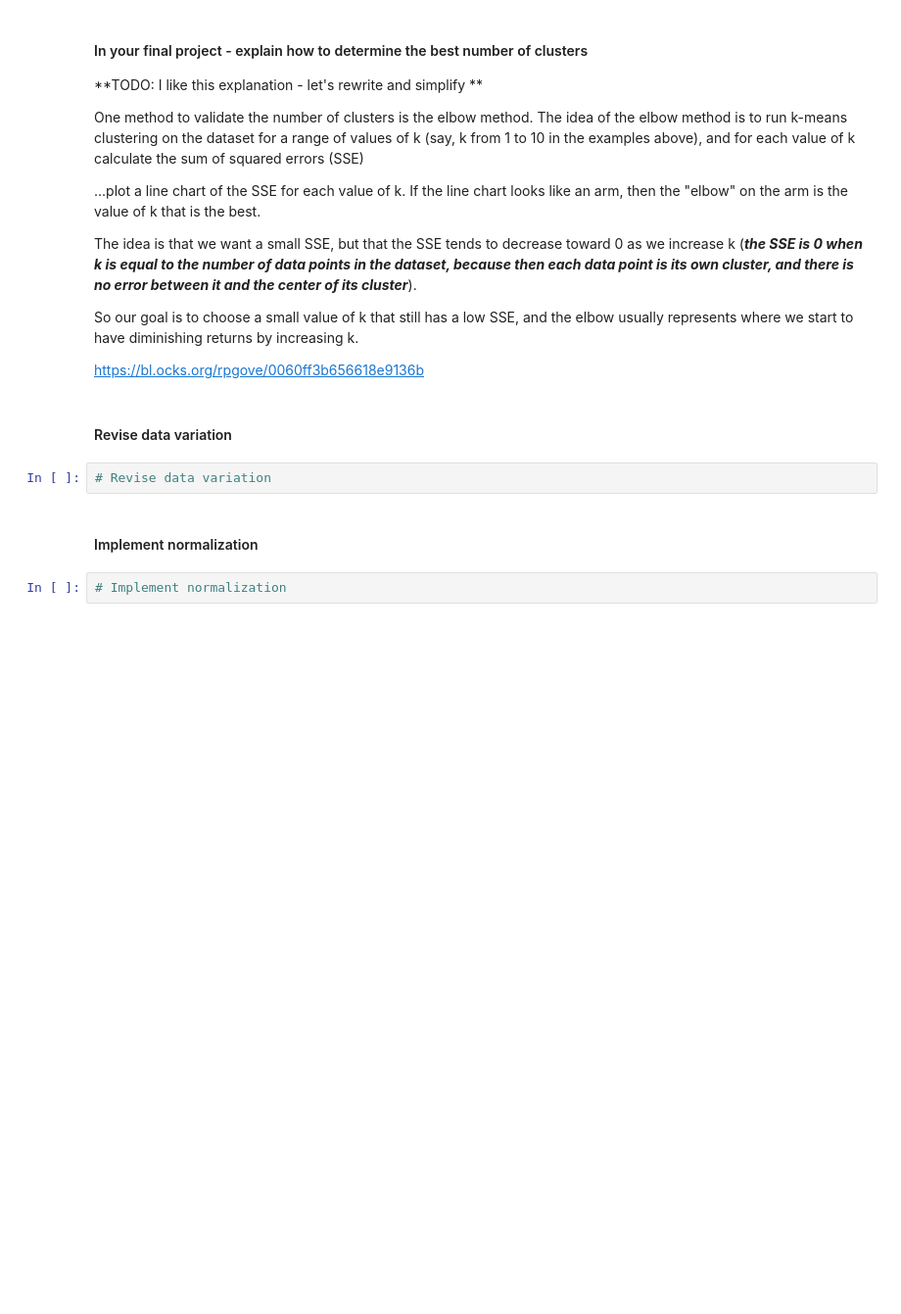
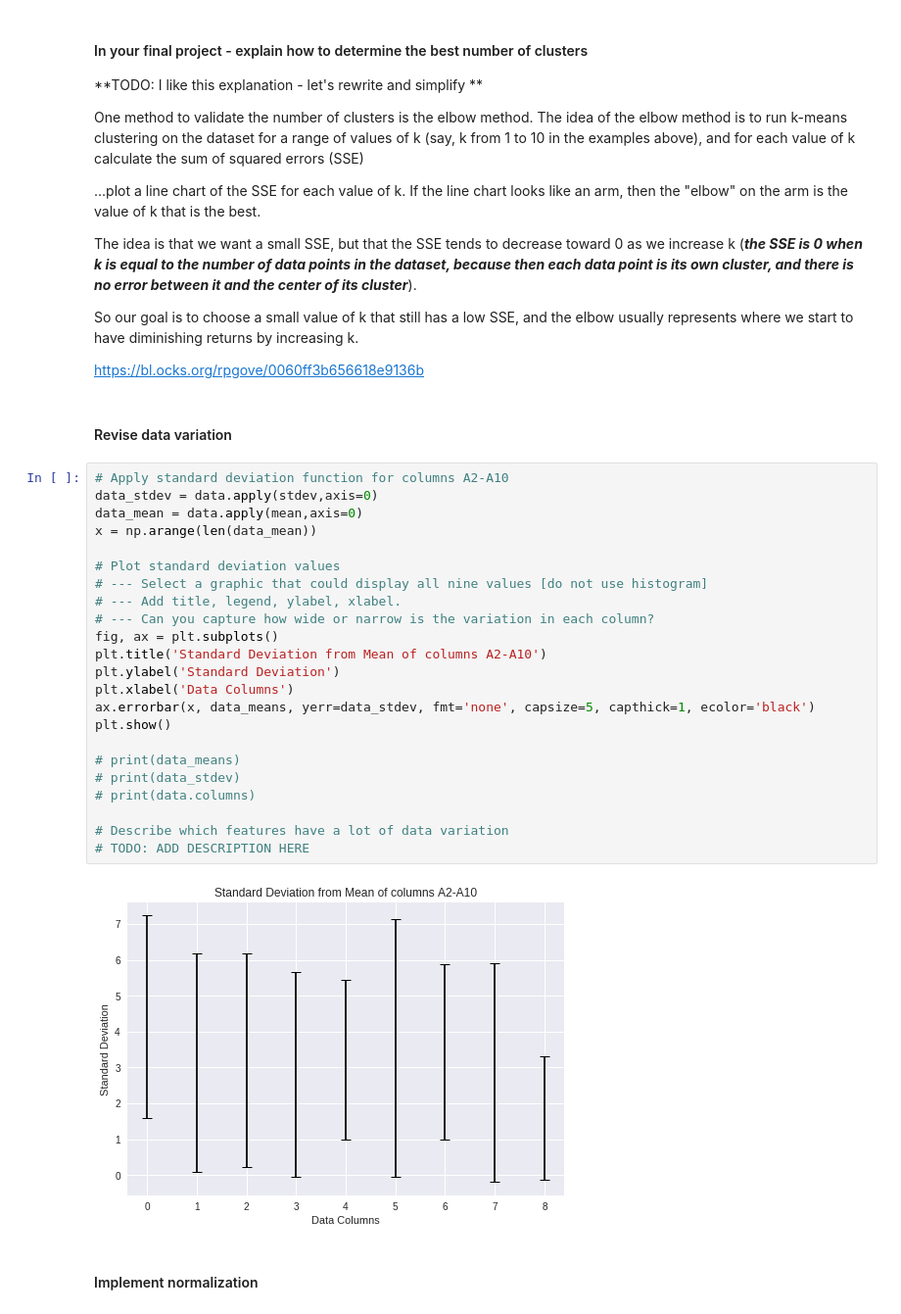
Before and after one commit to iu-data-science-python-i590/final-project-team-python-trio, a Jupyter notebook: Phase2/final_project_phase2.ipynb, the cells around one changed output. Shown at 98% size. Saved outputs shown, nothing was run; the diff lists cells and outputs as text; blank space fills up the shorter version.

```diff
--- a/Phase2/final_project_phase2.ipynb
+++ b/Phase2/final_project_phase2.ipynb
@@ -160,9 +175,30 @@ So our goal is to choose a small value of k that still has a low SSE, and the el
 https://bl.ocks.org/rpgove/0060ff3b656618e9136b
 # %% [markdown]
 #### Revise data variation
-# %%
-# Revise data variation
+# %%
+# Apply standard deviation function for columns A2-A10
+data_stdev = data.apply(stdev,axis=0)
+data_mean = data.apply(mean,axis=0)
+x = np.arange(len(data_mean))
+
+# Plot standard deviation values
+# --- Select a graphic that could display all nine values [do not use histogram]
+# --- Add title, legend, ylabel, xlabel.
+# --- Can you capture how wide or narrow is the variation in each column?
+fig, ax = plt.subplots()
+plt.title('Standard Deviation from Mean of columns A2-A10')
+plt.ylabel('Standard Deviation')
+plt.xlabel('Data Columns')
+ax.errorbar(x, data_means, yerr=data_stdev, fmt='none', capsize=5, capthick=1, ecolor='black')
+plt.show()
+
+# print(data_means)
+# print(data_stdev)
+# print(data.columns)
+
+# Describe which features have a lot of data variation
+# TODO: ADD DESCRIPTION HERE
+# %% [output]
+[figure, added]
 # %% [markdown]
 #### Implement normalization
-# %%
-# Implement normalization
```
Also changed, not shown: parts of 7 cells of this notebook.
